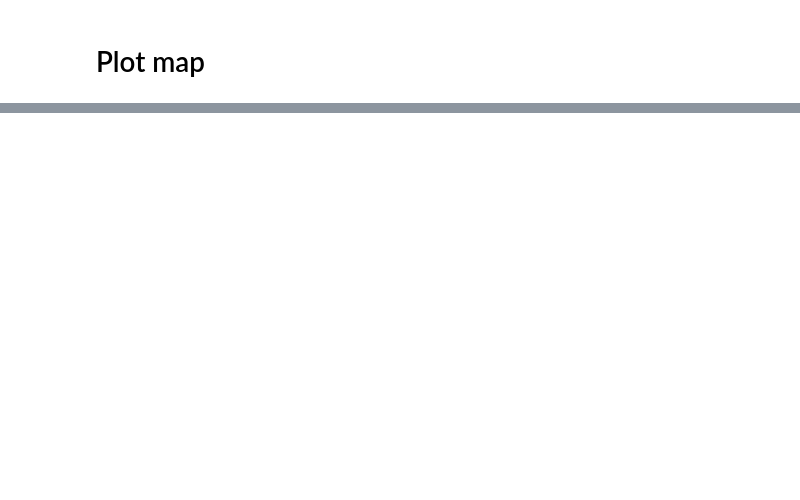
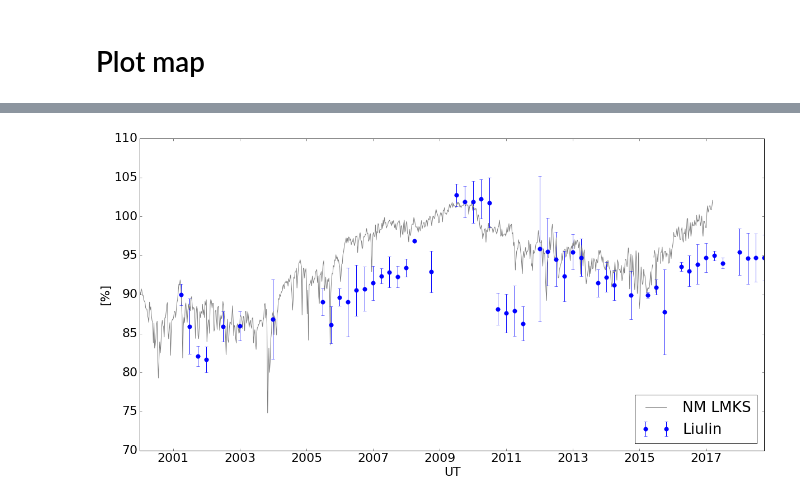
Before and after one commit to ODZ-UJF-AV-CR/liulin, a Jupyter notebook: display.ipynb, the cells around one changed output, grey strips where cells are left out. Cells and saved outputs as stored; diff of their text form; code cells hidden in the pictures; blank space fills up the shorter version.

```diff
--- a/display.ipynb
+++ b/display.ipynb
@@ -169,0 +155,83 @@ df
+# %%
+plt.figure(figsize=(20, 10))
+matplotlib.rcParams.update({'font.size': 22})
+
+FD = '2001-4-12'
+#FD = '2012-9-4'
+#FD = '2007-6-22'
+#FD = '2008-8-22'
+#FD = '2005-9-10'
+#FD = '2015-8-4'
+
+days_view = 20000
+
+plt.figure(figsize=(20, 10))
+matplotlib.rcParams.update({'font.size': 22})
+
+df3 = pd.read_csv('./LSradiation.csv', sep=',', header=0, parse_dates='time')
+df3['time'] = pd.to_datetime(df3['time'])
+df3 = df3.set_index('time')
+df3 = df3.sort_index()
+
+df2 = pd.read_csv('./radiation_avg.csv', sep=',', header=0, parse_dates='time' )
+df2['date'] = pd.to_datetime(df2['date'])
+df2 = df2.set_index('date')
+
+#df2 = df2.loc[df2['counter']>30] # filter for long flights
+
+datetime.timedelta(days=1)
+from_time = str(pd.to_datetime(FD) + datetime.timedelta(days=-days_view))
+to_time = str(pd.to_datetime(FD) + datetime.timedelta(days=days_view))
+
+# Neutron monitor
+# The percentages are normalized to 100 % level reached in September 1986 and represented 1,745.200 counts per hour.
+df3 = df3.resample('W', how='mean')
+
+plt.plot(df3[from_time: to_time].index,df3[from_time: to_time]['FD'],color='grey',label='NM LMKS')
+
+#Liulin
+df2['c'] = df2['count'] / (3.1/100)
+df2 = df2.loc[df2['c']<110]
+#df2 = df2.loc[df2['alt']>34000]
+
+
+df4 = df2.resample('Q', how='mean')
+df5 = df2.resample('Q', how=np.std)
+
+#df4 = df4.loc['2010-07-01':'2011-07-01']
+#df5 = df5.loc['2010-07-01':'2011-07-01']
+
+plt.errorbar(df4[from_time: to_time].index,df4[from_time: to_time]['c'], yerr=df5[from_time: to_time]['c'], lw='1', markersize=15,marker='.',linestyle='',label='Liulin')
+#plt.ylim(70,110)
+#plt.annotate('s', (matplotlib.dates.date2num(df2[from_time: to_time].index.to_pydatetime()), df2[from_time: to_time]['c'].tolist()))
+#plt.plot(df5[from_time: to_time].index,df5[from_time: to_time]['c'],lw='1', markersize=10,marker='o',linestyle=':',label='Liulin')
+#plt.errorbar(x, y, xerr=0.2, yerr=0.4)
+
+plt.ylabel('[%]') # Y axis label
+plt.xlabel('UT') # X axis label
+plt.legend(loc=4)
+
+'''
+B   business day frequency
+C   custom business day frequency (experimental)
+D   calendar day frequency
+W   weekly frequency
+M   month end frequency
+BM  business month end frequency
+MS  month start frequency
+BMS business month start frequency
+Q   quarter end frequency
+BQ  business quarter endfrequency
+QS  quarter start frequency
+BQS business quarter start frequency
+A   year end frequency
+BA  business year end frequency
+AS  year start frequency
+BAS business year start frequency
+H   hourly frequency
+T   minutely frequency
+S   secondly frequency
+L   milliseconds
+U   microseconds
+'''
+# %% [output]
@@ -169,0 +240 @@ df
+[figure, added]
```
Also changed, not shown: parts of 10 cells of this notebook, 1 other file.
